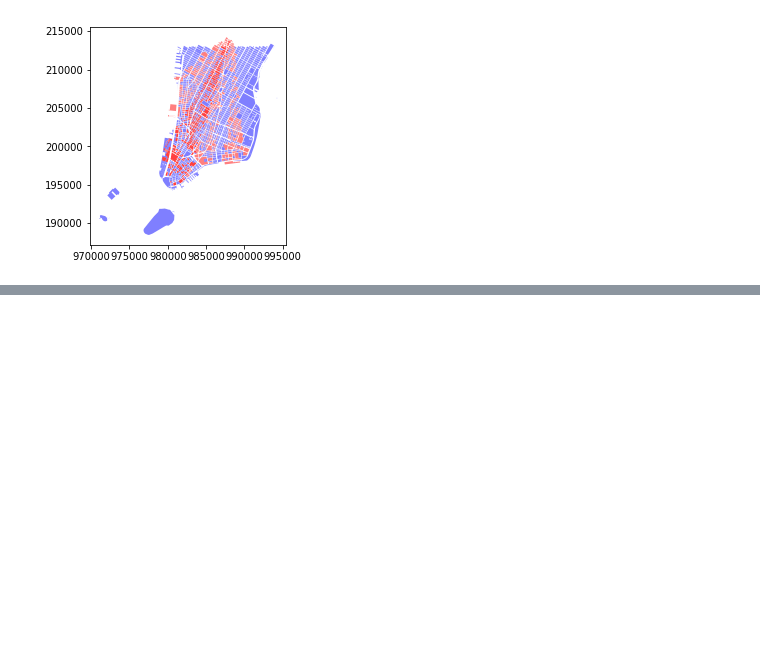
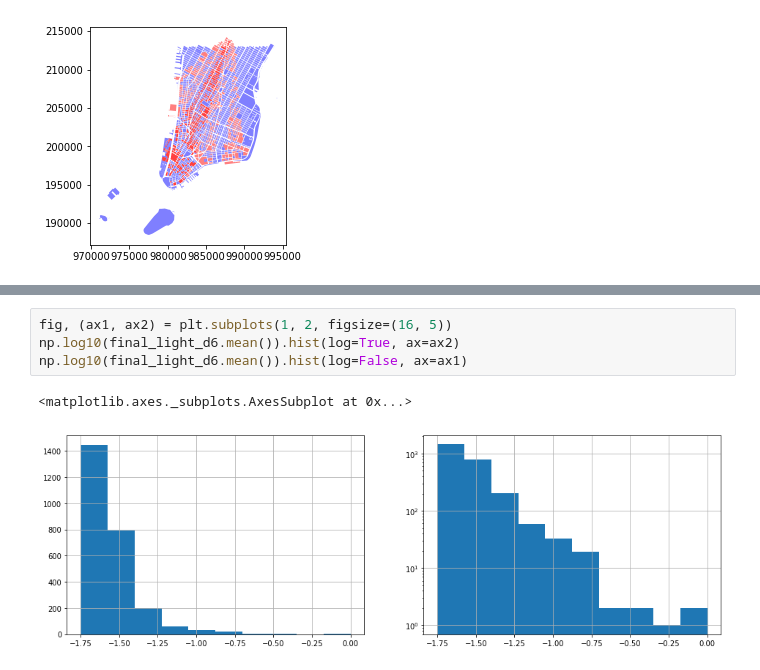
Before and after one commit to cmoscardi/independent_2018, a Jupyter notebook: image/bbl_impute.ipynb, the cells around one changed output, grey strips where cells are left out. Drawn from its saved outputs; the diff is of its cells as text; blank space fills up the shorter version.

```diff
--- a/image/bbl_impute.ipynb
+++ b/image/bbl_impute.ipynb
@@ -79,0 +113,7 @@ Text(0.5,1,'< 500m')
+# %%
+fig, (ax1, ax2) = plt.subplots(1, 2, figsize=(16, 5))
+np.log10(final_light_d6.mean()).hist(log=True, ax=ax2)
+np.log10(final_light_d6.mean()).hist(log=False, ax=ax1)
+# %% [output]
+<matplotlib.axes._subplots.AxesSubplot at 0x...>
+[figure, added]
```
Also changed, not shown: parts of 15 cells of this notebook, 1 other file.
